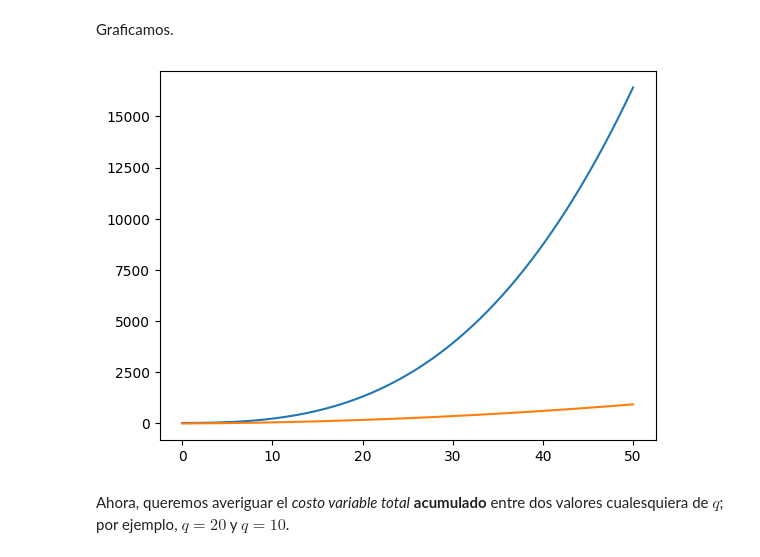
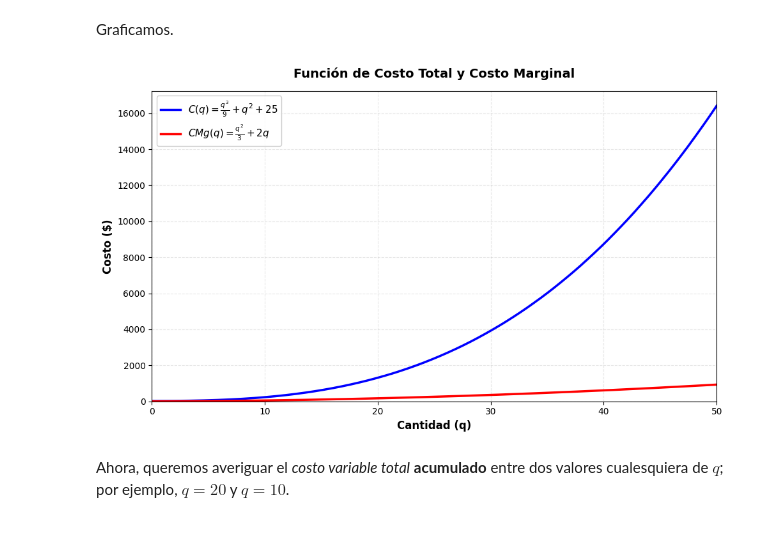
Before and after one commit to alexballera/laboratorio-tgad-fce, a Jupyter notebook: sesiones/2do_parcial/sesion15-Integrales_Definidas/15_Integrales_Definidas.ipynb, the cells around one changed output. Cells and saved outputs as stored; diff of their text form; code cells hidden in the pictures.

```diff
--- a/sesiones/2do_parcial/sesion15-Integrales_Definidas/15_Integrales_Definidas.ipynb
+++ b/sesiones/2do_parcial/sesion15-Integrales_Definidas/15_Integrales_Definidas.ipynb
@@ -842,14 +874,38 @@ C
 $\displaystyle \frac{q^{3}}{9} + q^{2} + 25$
 # %% [markdown]
 Graficamos.
-# %%
-C_num = sp.lambdify(q, C)(q_grid)
-CMg_num = sp.lambdify(q, CMg)(q_grid)
-plt.plot(q_grid, C_num, label="C")
-plt.plot(q_grid, CMg_num, label="CMg")
-plt.show()
-# %% [output]
-[figure, removed]
+# %%
+# Preparar datos para graficar
+C_num = sp.lambdify(q, C)(q_grid)
+CMg_num = sp.lambdify(q, CMg)(q_grid)
+
+# Crear figura con tamaño adecuado
+plt.figure(figsize=(10, 6))
+
+# Graficar costo total y costo marginal
+plt.plot(q_grid, C_num, label='$C(q) = \\frac{q^3}{9} + q^2 + 25$',
+         linewidth=2.5, color='blue')
+plt.plot(q_grid, CMg_num, label='$CMg(q) = \\frac{q^2}{3} + 2q$',
+         linewidth=2.5, color='red')
+
+# Líneas de referencia
+plt.axhline(0, color='black', linewidth=0.8)
+plt.axvline(0, color='black', linewidth=0.8)
+
+# Configuración del gráfico
+plt.grid(True, alpha=0.3, linestyle='--')
+plt.xlabel('Cantidad (q)', fontsize=12, fontweight='bold')
+plt.ylabel('Costo ($)', fontsize=12, fontweight='bold')
+plt.title('Función de Costo Total y Costo Marginal',
+         fontsize=14, fontweight='bold', pad=15)
+plt.legend(fontsize=11, loc='upper left', framealpha=0.95)
+plt.xlim(0, q_grid[-1])
+plt.ylim(bottom=0)
+
+plt.tight_layout()
+plt.show()
+# %% [output]
+[figure, added]
 # %% [markdown]
 Ahora, queremos averiguar el *costo variable total* **acumulado** entre dos valores cualesquiera de $q$; por ejemplo, $q = 20$ y $q = 10$.
 # %% [markdown]
```
Also changed, not shown: parts of 9 cells of this notebook.
